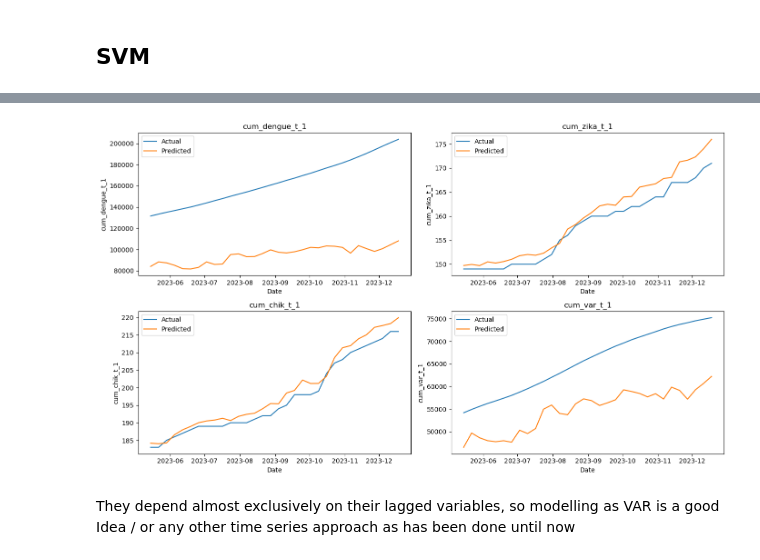
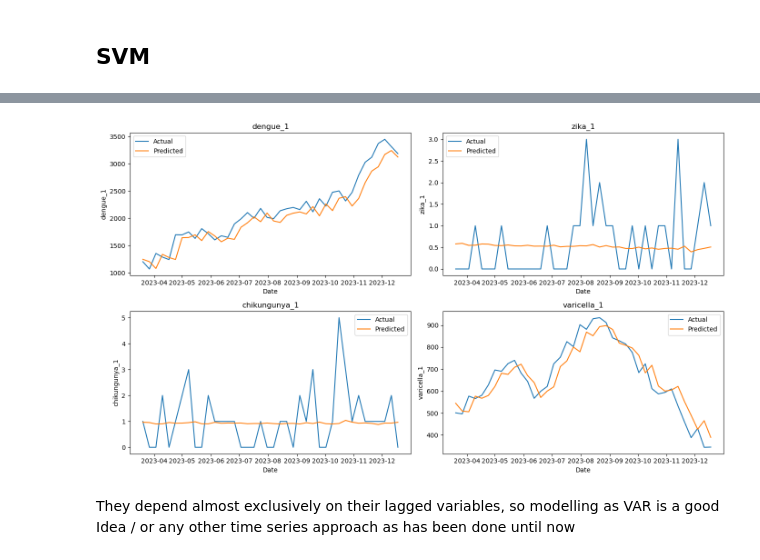
Before and after one commit to danielgvb/thesis, a Jupyter notebook: modelling/09.3_Multivariate_epidemics_clean.ipynb, the cells around one changed output, grey strips where cells are left out. Cells and saved outputs as stored; diff of their text form; code cells hidden in the pictures.

Commit message:
spring cleaning
organize modelling notebooks

```diff
--- a/modelling/09.3_Multivariate_epidemics_clean.ipynb
+++ b/modelling/09.3_Multivariate_epidemics_clean.ipynb
@@ -96,4 +108,4 @@ memory usage: 53.6+ KB
 # %%
 # convert date to numeric
 df['date'] = pd.to_datetime(df['date'])
-df['date_numeric'] = df['date'].apply(lambda x: x.timestamp())
+df['date_num'] = df['date'].apply(lambda x: x.timestamp())
@@ -100,3 +116,8 @@ df['date_numeric'] = df['date'].apply(lambda x: x.timestamp())
+# %%
+selected_features_epidemics.extend(['date', 'zika', 'chikungunya', 'varicella',
+                                    'dengue_1', 'zika_1', 'chikungunya_1', 'varicella_1', 'pm25'])
+# %%
+df = df[selected_features_epidemics]
 # %%
 df_og = df.copy()
 # %% [markdown]
@@ -119,7 +140,12 @@ df = df_og.copy()
 # -------------------------------------------------------------
 df['date'] = pd.to_datetime(df['date'])
 
-targets = ['cum_dengue_t_1', 'cum_zika_t_1', 'cum_chik_t_1', 'cum_var_t_1']
+targets = ['dengue_1', 'zika_1', 'chikungunya_1', 'varicella_1']
+targets_lagged = {'dengue_1':'dengue',
+                  'zika_1':'zika',
+                  'chikungunya_1':'chikungunya',
+                  'varicella_1':'varicella'}
+targets_lagged_list = list(targets_lagged.values())
 
 results       = []   # per‑target metrics
 plot_payload  = []   # hold‑out curves
@@ -143,6 +169,11 @@ for tgt in targets:
     X = (df_tgt
          .drop(columns=targets + ['date'])        # remove all target cols + date
          .select_dtypes(include='number'))        # numeric predictors only
+    # drop epidemics that are not same as target
+    targets_lagged_remove = targets_lagged_list.copy() # get a list of epidemics
+    targets_lagged_remove.remove(targets_lagged[tgt]) # dont remove target epidemic (lagged)
+    X = X.drop(columns=targets_lagged_remove) # remove other lagged epidemics
+
 
     # ---- 1.3  Time‑series split: last fold is hold‑out
     # outer_split = TimeSeriesSplit(n_splits=5)
@@ -1009,6 +1100,7 @@ fitted_df.to_csv('../results/GB_epidemics.csv', index = True)
 from sklearn.svm            import SVR
 df = df_og.copy()
 # %%
+
 
 
 # -------------------------------------------------------------
@@ -1016,21 +1108,33 @@ df = df_og.copy()
 # -------------------------------------------------------------
 df['date'] = pd.to_datetime(df['date'])
 
-targets = ['cum_dengue_t_1', 'cum_zika_t_1', 'cum_chik_t_1', 'cum_var_t_1']
+targets = ['dengue_1', 'zika_1', 'chikungunya_1', 'varicella_1']
+targets_lagged = {'dengue_1':'dengue',
+                  'zika_1':'zika',
+                  'chikungunya_1':'chikungunya',
+                  'varicella_1':'varicella'}
+targets_lagged_list = list(targets_lagged.values())
 
-results       = []   # metrics per target
-plot_payload  = []   # hold-out curves
-fit_records   = []   # fitted values (train + test)
+results       = []   # per‑target metrics
+plot_payload  = []   # hold‑out curves
+fit_records   = []   # fitted values for every row
 
 # -------------------------------------------------------------
 # 1.  Hyper-parameter grid for an RBF-kernel SVR
 # -------------------------------------------------------------
-param_grid = {
-    "model__C":       [0.5, 1, 5, 20],       # overall regularisation
-    "model__epsilon": [0.05, 0.1, 0.2],      # ε-insensitive zone
-    "model__gamma":   ["scale", 0.01, 0.1, 1.0]   # kernel width
-    # add "model__kernel": ["rbf", "linear"] if you want the grid to decide
-}
+param_grid = [
+    {   # RBF search
+        "model__kernel":  ["rbf"],
+        "model__C":       [0.5, 1, 5, 20],
+        "model__epsilon": [0.05, 0.1, 0.2],
+        "model__gamma":   ["scale", 0.01, 0.1, 1.0],
+    },
+    {   # Linear search (no gamma)
+        "model__kernel":  ["linear"],
+        "model__C":       [0.5, 1, 5, 20],
+        "model__epsilon": [0.05, 0.1, 0.2],
+    },
+]
 
 # -------------------------------------------------------------
 # 2.  Loop over target variables
@@ -1055,14 +1159,22 @@ for tgt in targets:
         .drop(columns=targets + ['date'])     # remove ALL target cols + date
         .select_dtypes(include='number')      # numeric predictors only
     )
+    # drop epidemics that are not same as target
+    targets_lagged_remove = targets_lagged_list.copy() # get a list of epidemics
+    targets_lagged_remove.remove(targets_lagged[tgt]) # dont remove target epidemic (lagged)
+    X = X.drop(columns=targets_lagged_remove) # remove other lagged epidemics
 
-    # ---- 2.3  Time-series split: last fold → hold-out
-    outer_split = TimeSeriesSplit(n_splits=5)
-    train_idx, test_idx = list(outer_split.split(X))[-1]
+
+    # ---- 2.3 Chronological 80 / 20 split---------------
+    split_pt = int(len(X) * 0.8)          # 80 % train, 20 % test
+    train_idx = np.arange(split_pt)
+    test_idx  = np.arange(split_pt, len(X))
 
     X_train, X_test = X.iloc[train_idx], X.iloc[test_idx]
     y_train, y_test = y.iloc[train_idx], y.iloc[test_idx]
     dates_test      = df_tgt.loc[test_idx, 'date']
+
+
 
     # ---- 2.4  Pipeline: StandardScaler ➜ SVR + grid search
     inner_cv = TimeSeriesSplit(n_splits=3)
@@ -1070,7 +1182,7 @@ for tgt in targets:
     svr_pipe = Pipeline(
         steps=[
             ("scaler", StandardScaler()),
-            ("model",  SVR(kernel="linear"))
+            ("model",  SVR())
         ]
     )
 
@@ -1179,4 +1291,4 @@ date
-[figure, old version]
+[figure, new version]
 # %%
 fitted_df.to_csv('../results/SVM_epidemics.csv', index = True)
 # %% [markdown]
```
Also changed, not shown: parts of 18 cells of this notebook, 28 other files.
